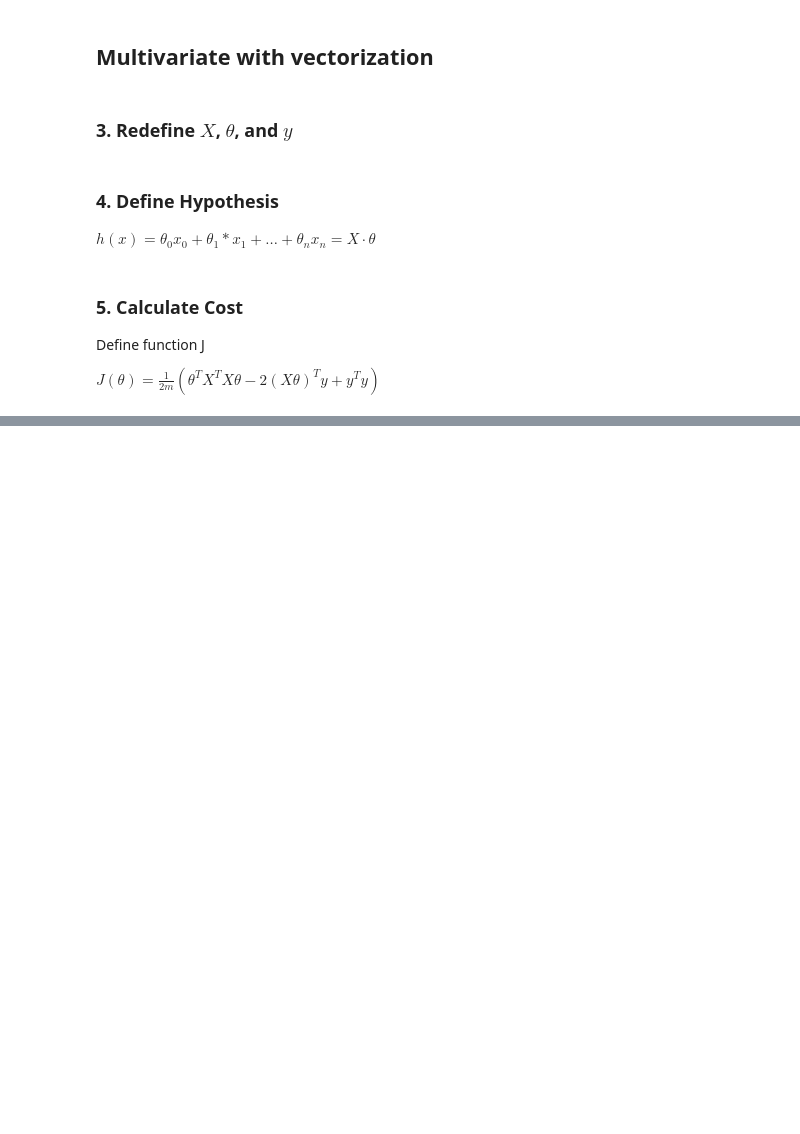
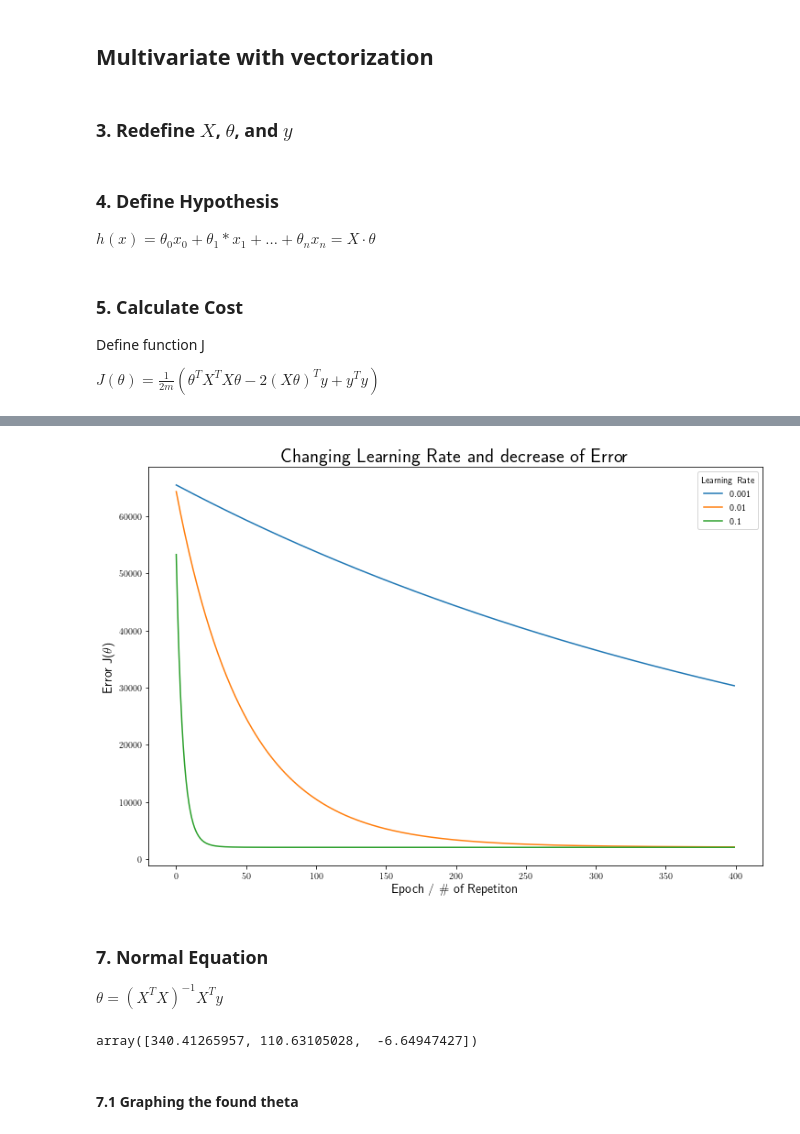
Before and after one commit to Jae0143/linear_regression, a Jupyter notebook: linear_regression_implement.ipynb, the cells around one changed output, grey strips where cells are left out. Cells and saved outputs as stored; diff of their text form; code cells hidden in the pictures; blank space fills up the shorter version.

```diff
--- a/linear_regression_implement.ipynb
+++ b/linear_regression_implement.ipynb
@@ -159,0 +252,28 @@ def multi_cost(X, y, theta):
+# %%
+num_iter = 400
+alphas = [1e-3, 1e-2, 1e-1]
+result = []
+
+for alpha in alphas:
+    theta = np.zeros(X.shape[1])
+    descent_result = gradient_descent(X, y, theta, alpha, num_iter)
+
+    result.append(descent_result)
+# %%
+plotting_range = [i for i in range(num_iter)]
+
+width, height = [12,8]
+fig,ax = plt.subplots(figsize=(width,height))
+for trials in range(len(alphas)):
+    ax.plot(plotting_range, result[trials])
+ax.legend(alphas, title = "Learning Rate")
+ax.set_xlabel("Epoch / \# of Repetiton", fontsize= axis_font_size )
+ax.set_ylabel(r"Error J($\theta$)", fontsize = axis_font_size )
+ax.set_title("Changing Learning Rate and decrease of Error", fontsize = axis_font_size * 1.5)
+plt.savefig("learning_rate_error", dpi = 300)
+plt.show()
+# %% [output]
+[figure, added]
+# %% [markdown]
+### 7. Normal Equation
+$\theta = (X^TX)^{-1}X^Ty$
@@ -159,0 +282,6 @@ def multi_cost(X, y, theta):
+# %%
+theta
+# %% [output]
+array([340.41265957, 110.63105028,  -6.64947427])
+# %% [markdown]
+#### 7.1 Graphing the found theta
```
Also changed, not shown: parts of 16 cells of this notebook, 1 other file.
